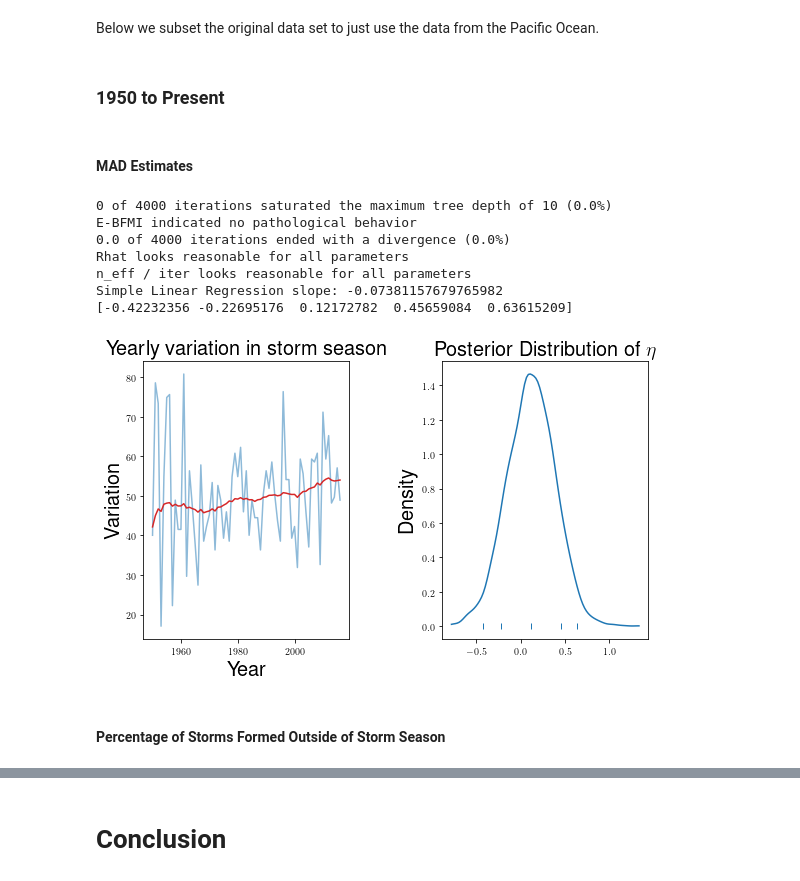
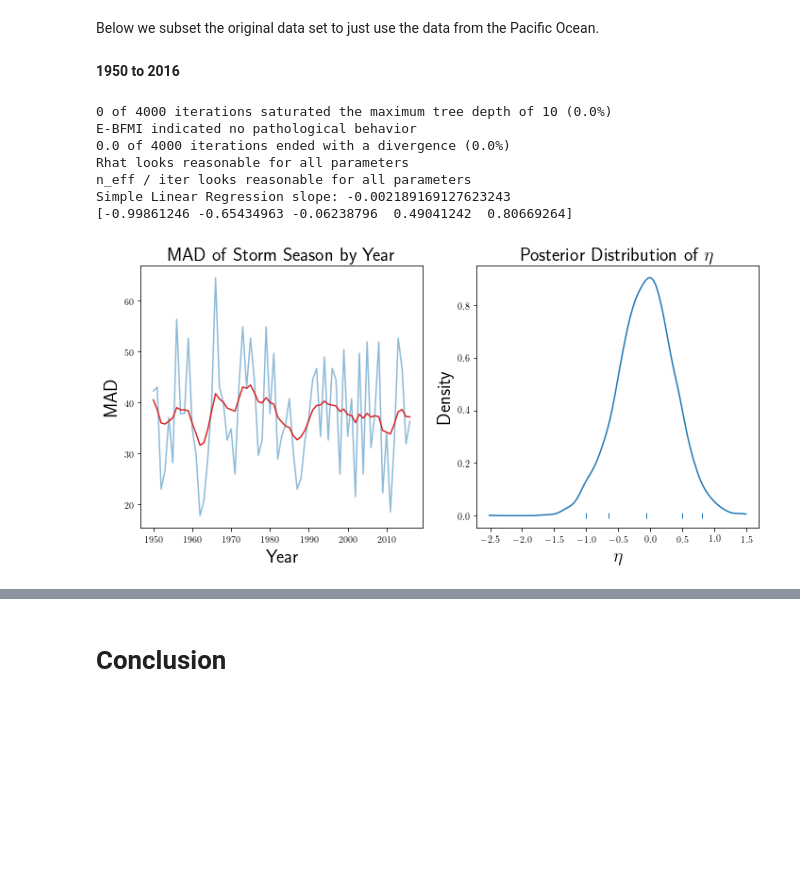
Before and after one commit to roualdes/stormevents, a Jupyter notebook: stormevents.ipynb, the cells around one changed output, grey strips where cells are left out. Drawn from its saved outputs; the diff is of its cells as text; code cells hidden in the pictures; blank space fills up the shorter version.

```diff
--- a/stormevents.ipynb
+++ b/stormevents.ipynb
@@ -350,13 +346,14 @@ sdf['prop'] = df.groupby('year', as_index=False).apply(outside_SS)
 # %% [markdown]
 Plotting these percentages over time shows that there were many years before 1975 where there were 0 storms outside of the storm season.  From about 1975 forward, there appears to always be some storms that formed outside of the official storm season.  In no years were all the storms outside of the official storm season.
 # %%
-reg = sm.OLS(sdf['mad'], sm.tools.add_constant(sdf['year'])).fit()
+reg = sm.OLS(sdf['prop'], sm.tools.add_constant(sdf['year'])).fit()
 
 fig, ax = plt.subplots(1, 1, figsize=(8, 5))
 ax.cla()
 bp.curve(sdf['year'], sdf['prop'])
+bp.line(sdf['year'], reg.fittedvalues, color='tab:red')
 plt.xlabel('Year', fontsize=20)
-plt.ylabel('Variation in storm season', fontsize=20)
-plt.title('Yearly variation in storm season', fontsize=20)
+plt.ylabel('Percentage', fontsize=20)
+plt.title('Percentage of Storms Outside of Official Storm Season by Year', fontsize=20)
 plt.tight_layout()
 # %% [output]
@@ -653,10 +785,11 @@ n_eff / iter looks reasonable for all parameters
 # %%
+## KS Statistics
 sdata = {
-    'T': np.sum(y1950_idx),
-    'y': sdf.loc[y1950_idx]['KS'].values.ravel()
+    'T': np.sum(y1980_idx),
+    'y': sdf.loc[y1980_idx]['KS'].values.ravel()
 }
 stfit = stmod.sampling(data=sdata,
-                      control={'adapt_delta': .95})
+                      control={'adapt_delta': .975})
 posterior = stfit.extract()
 stan_utility.check_treedepth(stfit)
 stan_utility.check_energy(stfit)
@@ -664,20 +797,24 @@ stan_utility.check_div(stfit)
 stan_utility.check_rhat(stfit)
 stan_utility.check_n_eff(stfit)
 
-fig, ax = plt.subplots(1, 2, figsize=(8, 5))
-bp.curve(sdf.loc[y1950_idx]['year'], sdf.loc[y1950_idx]['KS'], alpha=0.5, ax=ax[0])
-bp.curve(sdf.loc[y1950_idx]['year'], posterior['y_pred'].mean(0), color='tab:red', ax=ax[0])
-ax[0].set_ylabel('Variation', fontsize=20)
+fig, ax = plt.subplots(1, 2, figsize=(10, 5))
+bp.curve(sdf.loc[y1980_idx]['year'], sdf.loc[y1980_idx]['KS'], alpha=0.5, ax=ax[0])
+bp.curve(sdf.loc[y1980_idx]['year'], posterior['y_pred'].mean(0), color='tab:red', ax=ax[0])
+ax[0].set_ylabel('KS', fontsize=20)
 ax[0].set_xlabel('Year', fontsize=20)
-ax[0].set_title('Yearly variation in storm season', fontsize=20)
+ax[0].set_title('KS Statistics by Year', fontsize=20)
 
 eta_percentiles = np.percentile(posterior['eta'], [2.5, 10, 50, 90, 97.5])
+reg = sm.OLS(sdf.loc[y1980_idx]['KS'],
+             sm.tools.add_constant(sdf.loc[y1980_idx]['year'])).fit()
+print("Simple Linear Regression slope: {}".format(reg.params[1]))
 print(eta_percentiles)
 
 bp.density(posterior['eta'], ax=ax[1])
 bp.rug(eta_percentiles, ax=ax[1])
 ax[1].set_ylabel('Density', fontsize=20)
-ax[1].set_title(r'Posterior Distribution of $\eta$', fontsize=20)
+ax[1].set_title('Posterior Distribution of $\eta$', fontsize=20)
+ax[1].set_xlabel('$\eta$', fontsize=20)
 plt.tight_layout()
 # %% [output]
 0 of 4000 iterations saturated the maximum tree depth of 10 (0.0%)
@@ -837,48 +849,48 @@ for year in np.nditer(pdf['date'].dt.year.unique()):
     ks.append(np.max(np.abs(ecdf - bcdf/bcdf[-1])))
 sdf['KS'] = np.array(ks)*100
 # %% [markdown]
-### 1950 to Present
+<strong>1950 to 2016</strong>
-# %% [markdown]
-#### MAD Estimates
 # %%
+## MAD estimates
 y1950_idx = sdf['year'] >= 1950
 sdata = {
     'T': np.sum(y1950_idx),
     'y': sdf.loc[y1950_idx]['mad'].values.ravel()
 }
 stfit = stmod.sampling(data=sdata,
-                      control={'adapt_delta': .95})
+                      control={'adapt_delta': .975})
 posterior = stfit.extract()
 stan_utility.check_treedepth(stfit)
 stan_utility.check_energy(stfit)
 stan_utility.check_div(stfit)
 stan_utility.check_rhat(stfit)
 stan_utility.check_n_eff(stfit)
 
-fig, ax = plt.subplots(1, 2, figsize=(8, 5))
+fig, ax = plt.subplots(1, 2, figsize=(10, 5))
 bp.curve(sdf.loc[y1950_idx]['year'], sdf.loc[y1950_idx]['mad'], alpha=0.5, ax=ax[0])
 bp.curve(sdf.loc[y1950_idx]['year'], posterior['y_pred'].mean(0), color='tab:red', ax=ax[0])
-ax[0].set_ylabel('Variation', fontsize=20)
+ax[0].set_ylabel('MAD', fontsize=20)
 ax[0].set_xlabel('Year', fontsize=20)
-ax[0].set_title('Yearly variation in storm season', fontsize=20)
+ax[0].set_title('MAD of Storm Season by Year', fontsize=20)
 
 eta_percentiles = np.percentile(posterior['eta'], [2.5, 10, 50, 90, 97.5])
+reg = sm.OLS(sdf.loc[y1950_idx]['mad'],
+             sm.tools.add_constant(sdf.loc[y1950_idx]['year'])).fit()
 print("Simple Linear Regression slope: {}".format(reg.params[1]))
 print(eta_percentiles)
 
 bp.density(posterior['eta'], ax=ax[1])
 bp.rug(eta_percentiles, ax=ax[1])
 ax[1].set_ylabel('Density', fontsize=20)
-ax[1].set_title(r'Posterior Distribution of $\eta$', fontsize=20)
+ax[1].set_title('Posterior Distribution of $\eta$', fontsize=20)
+ax[1].set_xlabel('$\eta$', fontsize=20)
 plt.tight_layout()
 # %% [output]
 0 of 4000 iterations saturated the maximum tree depth of 10 (0.0%)
 E-BFMI indicated no pathological behavior
 0.0 of 4000 iterations ended with a divergence (0.0%)
 Rhat looks reasonable for all parameters
 n_eff / iter looks reasonable for all parameters
-Simple Linear Regression slope: -0.07381157679765982
-[-0.42232356 -0.22695176  0.12172782  0.45659084  0.63615209]
+Simple Linear Regression slope: -0.002189169127623243
+[-0.99861246 -0.65434963 -0.06238796  0.49041242  0.80669264]
-[figure, old version]
+[figure, new version]
-# %% [markdown]
-#### Percentage of Storms Formed Outside of Storm Season
```
Also changed, not shown: parts of 64 cells of this notebook, 1 other file.
